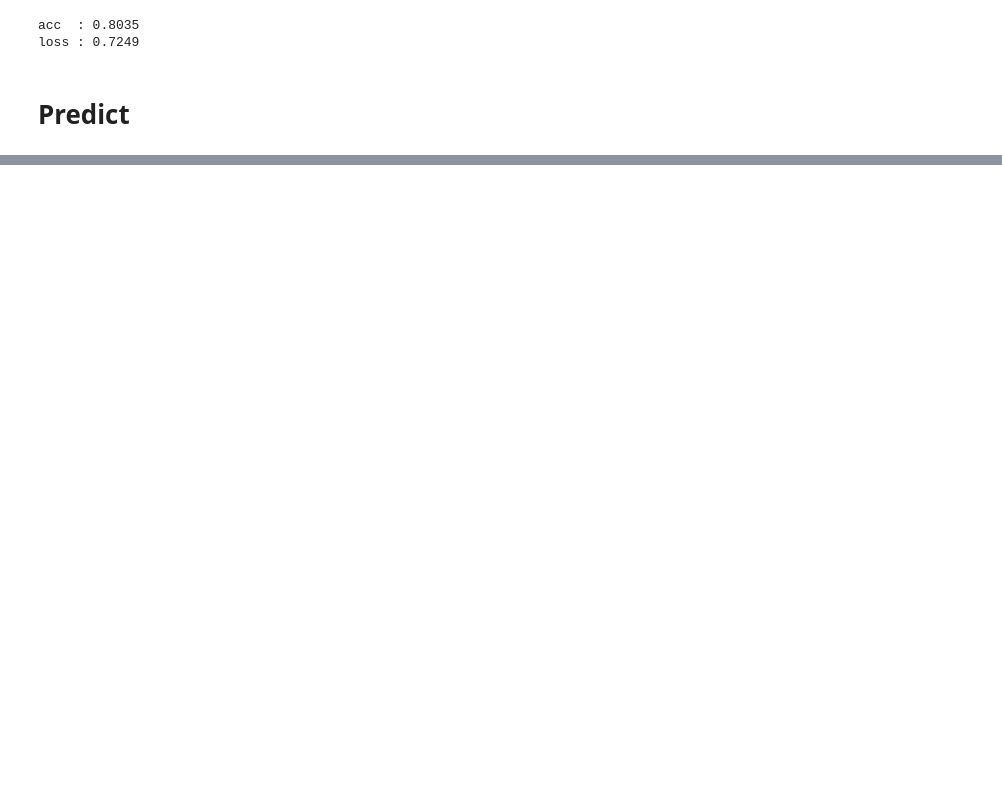
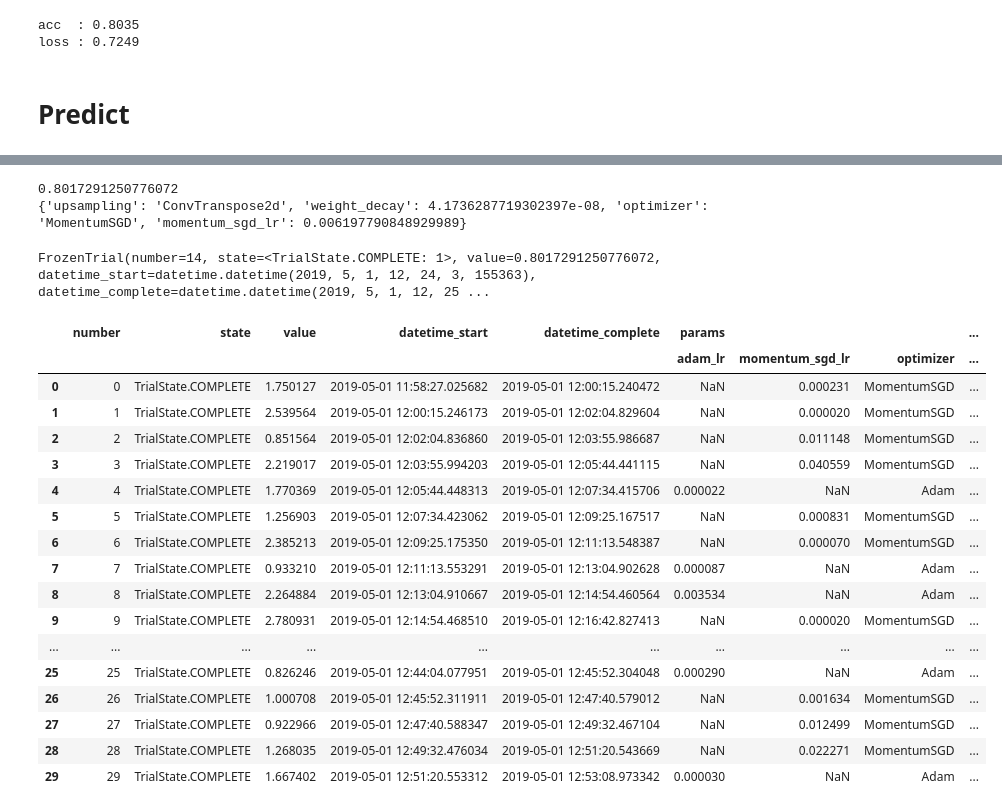
Before and after one commit to takurooo/PyTorch_FCN, a Jupyter notebook: FCN_PyTorch.ipynb, the cells around one changed output, grey strips where cells are left out. Cells and saved outputs as stored; diff of their text form; code cells hidden in the pictures; blank space fills up the shorter version.

```diff
--- a/FCN_PyTorch.ipynb
+++ b/FCN_PyTorch.ipynb
@@ -900,0 +1008,3 @@ show_imgs([input_pil, label_pil, out_pil], [1, 3], figsize=(15,5))
+# %%
+study = optuna.create_study()
+study.optimize(objective, n_trials=30)
@@ -900,0 +1028,31 @@ show_imgs([input_pil, label_pil, out_pil], [1, 3], figsize=(15,5))
+# %%
+print(study.best_value)
+print(study.best_params)
+# %% [output]
+0.8017291250776072
+{'upsampling': 'ConvTranspose2d', 'weight_decay': 4.1736287719302397e-08, 'optimizer': 'MomentumSGD', 'momentum_sgd_lr': 0.006197790848929989}
+# %%
+study.best_trial
+# %% [output]
+FrozenTrial(number=14, state=<TrialState.COMPLETE: 1>, value=0.8017291250776072, datetime_start=datetime.datetime(2019, 5, 1, 12, 24, 3, 155363), datetime_complete=datetime.datetime(2019, 5, 1, 12, 25 ...
+# %%
+study.trials_dataframe()
+# %% [output]
+|  | number | state | value | datetime_start | datetime_complete | params |  |  | ... |
+|  |  |  |  |  |  | adam_lr | momentum_sgd_lr | optimizer | ... |
+| 0 | 0 | TrialState.COMPLETE | 1.750127 | 2019-05-01 11:58:27.025682 | 2019-05-01 12:00:15.240472 | NaN | 0.000231 | MomentumSGD | ... |
+| 1 | 1 | TrialState.COMPLETE | 2.539564 | 2019-05-01 12:00:15.246173 | 2019-05-01 12:02:04.829604 | NaN | 0.000020 | MomentumSGD | ... |
+| 2 | 2 | TrialState.COMPLETE | 0.851564 | 2019-05-01 12:02:04.836860 | 2019-05-01 12:03:55.986687 | NaN | 0.011148 | MomentumSGD | ... |
+| 3 | 3 | TrialState.COMPLETE | 2.219017 | 2019-05-01 12:03:55.994203 | 2019-05-01 12:05:44.441115 | NaN | 0.040559 | MomentumSGD | ... |
+| 4 | 4 | TrialState.COMPLETE | 1.770369 | 2019-05-01 12:05:44.448313 | 2019-05-01 12:07:34.415706 | 0.000022 | NaN | Adam | ... |
+| 5 | 5 | TrialState.COMPLETE | 1.256903 | 2019-05-01 12:07:34.423062 | 2019-05-01 12:09:25.167517 | NaN | 0.000831 | MomentumSGD | ... |
+| 6 | 6 | TrialState.COMPLETE | 2.385213 | 2019-05-01 12:09:25.175350 | 2019-05-01 12:11:13.548387 | NaN | 0.000070 | MomentumSGD | ... |
+| 7 | 7 | TrialState.COMPLETE | 0.933210 | 2019-05-01 12:11:13.553291 | 2019-05-01 12:13:04.902628 | 0.000087 | NaN | Adam | ... |
+| 8 | 8 | TrialState.COMPLETE | 2.264884 | 2019-05-01 12:13:04.910667 | 2019-05-01 12:14:54.460564 | 0.003534 | NaN | Adam | ... |
+| 9 | 9 | TrialState.COMPLETE | 2.780931 | 2019-05-01 12:14:54.468510 | 2019-05-01 12:16:42.827413 | NaN | 0.000020 | MomentumSGD | ... |
+| ... | ... | ... | ... | ... | ... | ... | ... | ... | ... |
+| 25 | 25 | TrialState.COMPLETE | 0.826246 | 2019-05-01 12:44:04.077951 | 2019-05-01 12:45:52.304048 | 0.000290 | NaN | Adam | ... |
+| 26 | 26 | TrialState.COMPLETE | 1.000708 | 2019-05-01 12:45:52.311911 | 2019-05-01 12:47:40.579012 | NaN | 0.001634 | MomentumSGD | ... |
+| 27 | 27 | TrialState.COMPLETE | 0.922966 | 2019-05-01 12:47:40.588347 | 2019-05-01 12:49:32.467104 | NaN | 0.012499 | MomentumSGD | ... |
+| 28 | 28 | TrialState.COMPLETE | 1.268035 | 2019-05-01 12:49:32.476034 | 2019-05-01 12:51:20.543669 | NaN | 0.022271 | MomentumSGD | ... |
+| 29 | 29 | TrialState.COMPLETE | 1.667402 | 2019-05-01 12:51:20.553312 | 2019-05-01 12:53:08.973342 | 0.000030 | NaN | Adam | ... |
```
Also changed, not shown: parts of 28 cells of this notebook.
